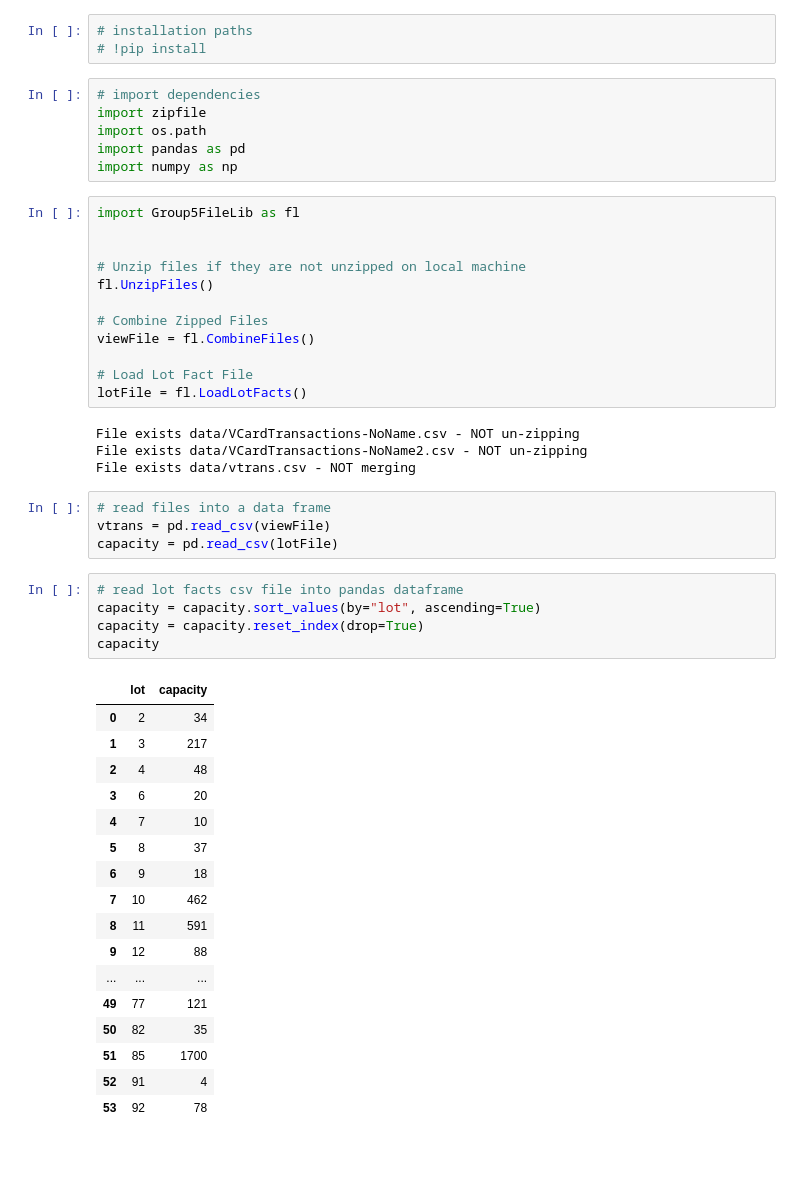
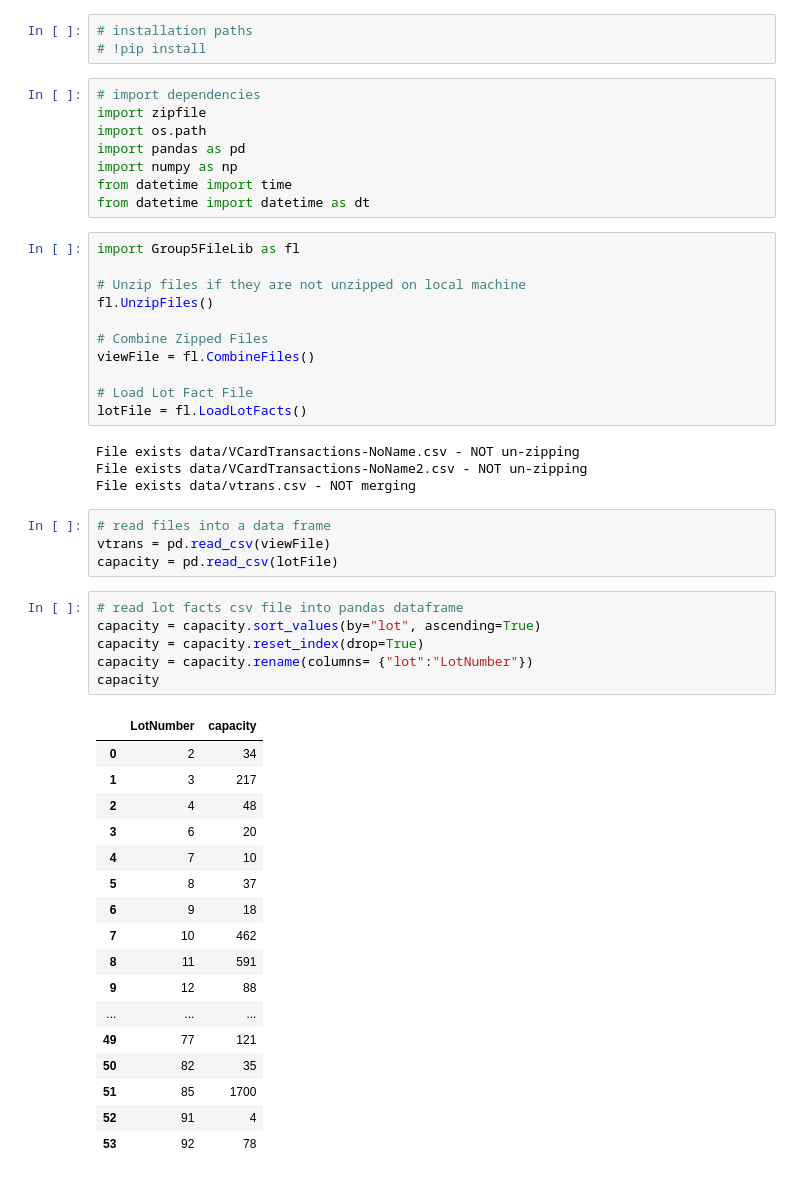
Before and after one commit to jacobbp25/Group5Project, a Jupyter notebook: Parking_m.ipynb, the cells around one changed output. Saved outputs shown, nothing was run; the diff lists cells and outputs as text.

Commit message:
additional dataframe manipulation, and setup for one final graphic

```diff
--- a/Parking_m.ipynb
+++ b/Parking_m.ipynb
@@ -7,9 +7,10 @@ import zipfile
 import os.path
 import pandas as pd
 import numpy as np
+from datetime import time
+from datetime import datetime as dt
 # %%
 import Group5FileLib as fl
-
 
 # Unzip files if they are not unzipped on local machine
 fl.UnzipFiles()
@@ -30,10 +31,11 @@ capacity = pd.read_csv(lotFile)
 # %%
 # read lot facts csv file into pandas dataframe
 capacity = capacity.sort_values(by="lot", ascending=True)
 capacity = capacity.reset_index(drop=True)
+capacity = capacity.rename(columns= {"lot":"LotNumber"})
 capacity
 # %% [output]
-|  | lot | capacity |
+|  | LotNumber | capacity |
 | 0 | 2 | 34 |
 | 1 | 3 | 217 |
 | 2 | 4 | 48 |
```
Also changed, not shown: parts of 24 cells of this notebook.
